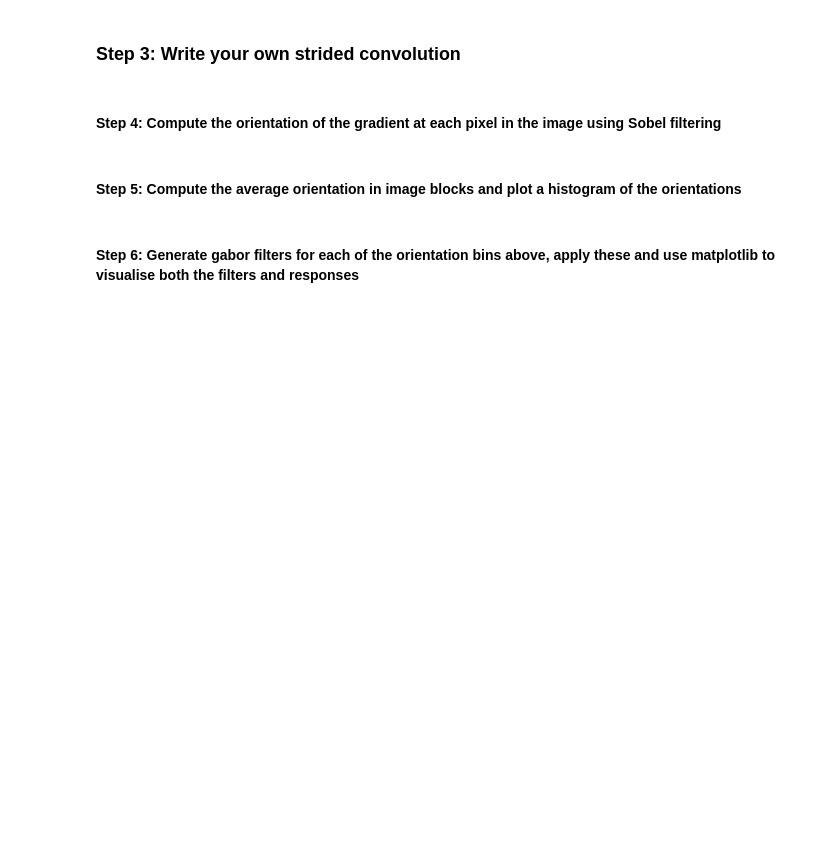
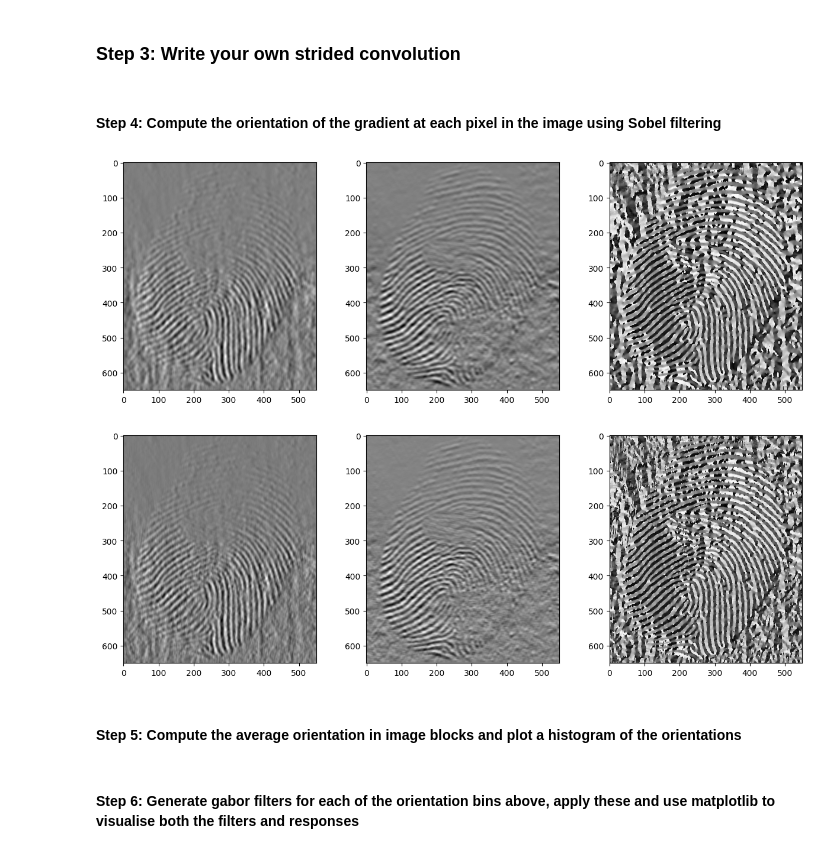
Before and after one commit to jame-slatta/ECE4076_2026, a Jupyter notebook: Lab01/Lab1_student_template.ipynb, the cells around one changed output. Cells and saved outputs as stored; diff of their text form; code cells hidden in the pictures; blank space fills up the shorter version.

```diff
--- a/Lab01/Lab1_student_template.ipynb
+++ b/Lab01/Lab1_student_template.ipynb
@@ -94,32 +100,30 @@ def my_conv(src, kernel, stride):
 # %% [markdown]
 #### Step 4: Compute the orientation of the gradient at each pixel in the image using Sobel filtering
 # %%
-#create a blurred variant of the base image
-blurred = cv2.GaussianBlur(im, (15,15), 4)
+def grad_orientation(src, ksize, sigma):
 
+    #create a blurred variant of the base image
+    blurred = cv2.GaussianBlur(src, ksize, sigma)
 
-sobelx = cv2.Sobel(blurred,cv2.CV_64F,1,0,ksize=5)
-sobely = cv2.Sobel(blurred,cv2.CV_64F,0,1,ksize=5)
+    sobelx = cv2.Sobel(blurred,cv2.CV_64F,1,0,ksize=5)
+    sobely = cv2.Sobel(blurred,cv2.CV_64F,0,1,ksize=5)
 
-# #calculate the Sobel derivatives for each point on the image
-# for x in range(1, len(im[0]) - 2):
-#     for y in range(1, len(im) - 2):
-#         hori_derivative[x, y] = (1/2)*(im[x+1, y] - im[x-1, y])
-#         vert_derivative[x, y] = (1/2)*(im[x, y+1] - im[x, y-1])
+    orientation = np.atan2(sobelx, sobely)
 
-plt.figure(figsize=(15,5))
-plt.subplot(1,3,1)
-plt.imshow(sobelx, cmap = "gray")
-plt.subplot(1,3,2)
-plt.imshow(sobely, cmap = "gray")
+    plt.figure(figsize=(15,5))
+    plt.subplot(1,3,1)
+    plt.imshow(sobelx, cmap = "gray")
+    plt.subplot(1,3,2)
+    plt.imshow(sobely, cmap = "gray")
+    plt.subplot(1,3,3)
+    plt.imshow(orientation, cmap="gray")
+    plt.show()
 
-
-grad_orientation = np.atan2(sobelx, sobely)
-
-plt.subplot(1,3,3)
-plt.imshow(grad_orientation, cmap="gray")
-
-plt.show()
+grad_orientation(im, (15,15), 4)
+grad_orientation(im, (11,11), 4)
+# %% [output]
+[figure, added]
+[figure, added]
 # %% [markdown]
 #### Step 5: Compute the average orientation in image blocks and plot a histogram of the orientations
 # %% [markdown]
```
Also changed, not shown: parts of 2 cells of this notebook.
